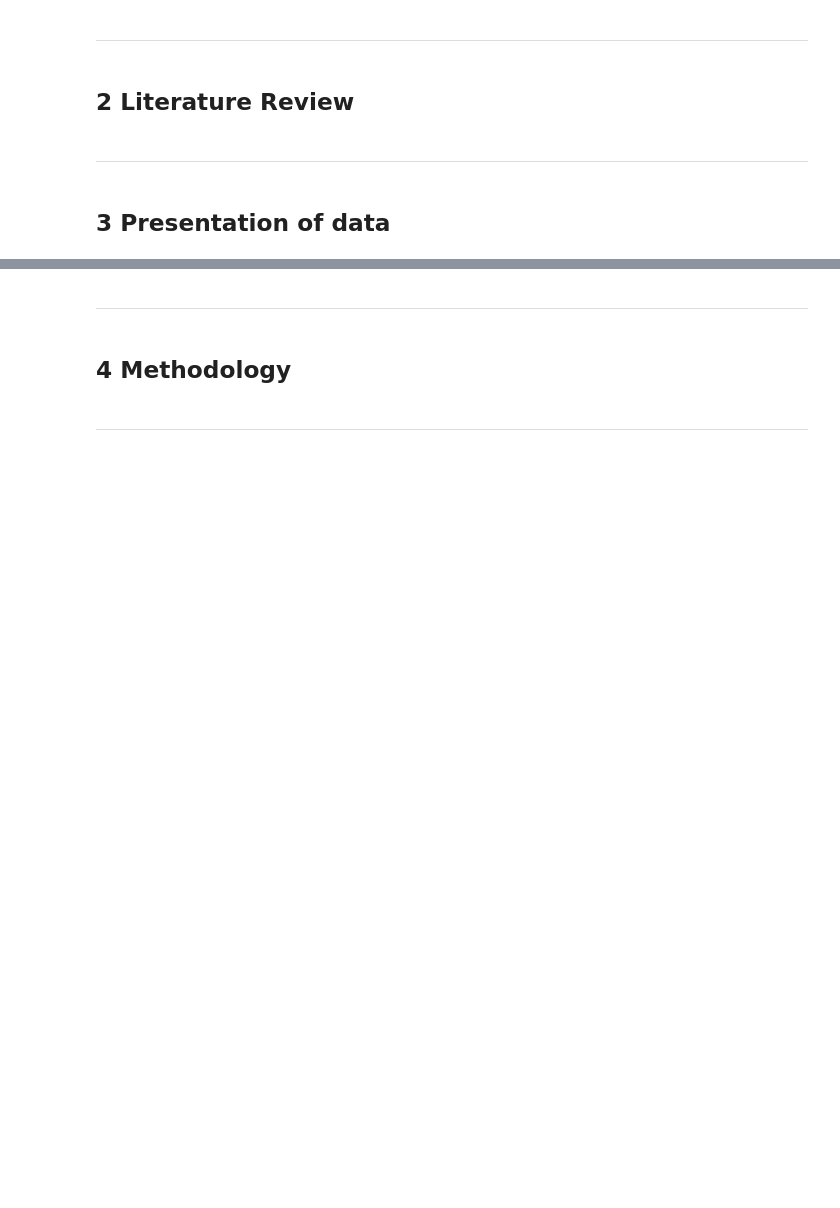
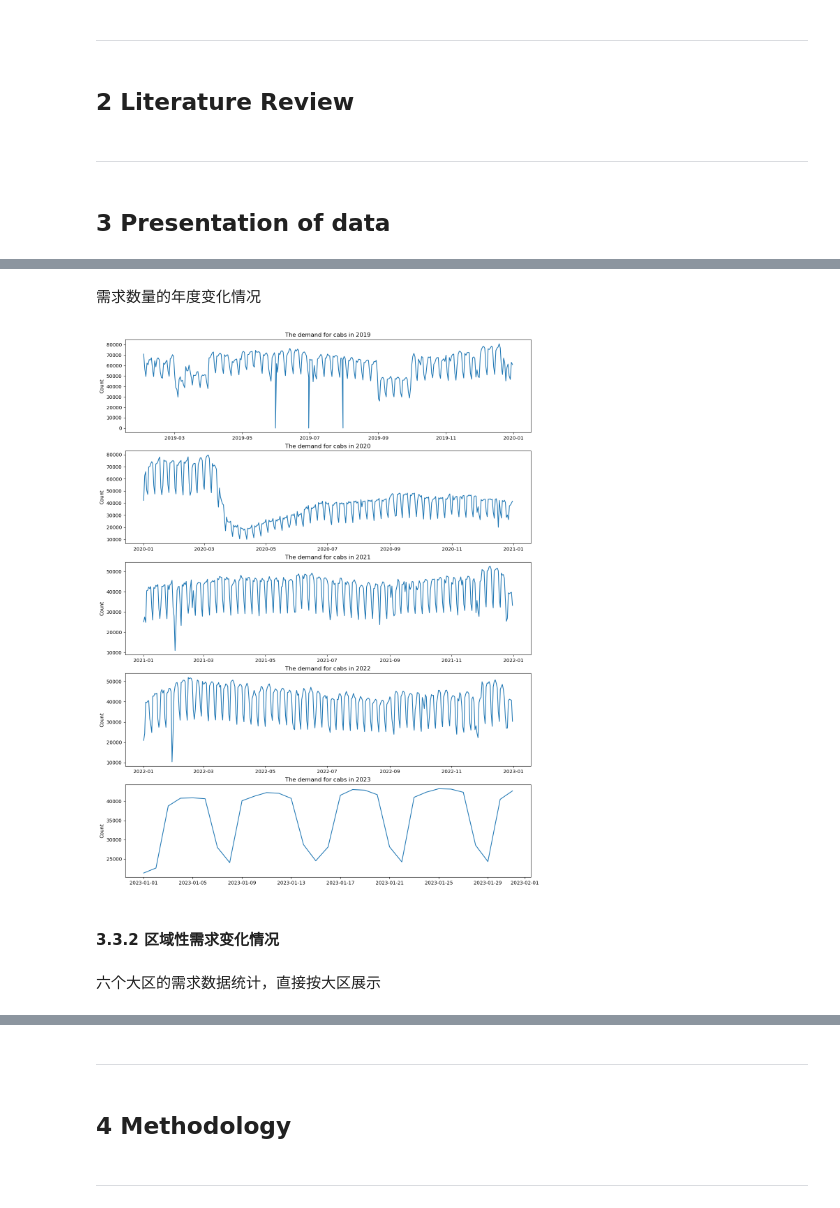
Before and after one commit to X-Fan-Jack/Taxis-prediction-in-NYC, a Jupyter notebook: cw_casa06.ipynb, the cells around one changed output, grey strips where cells are left out. Drawn from its saved outputs; the diff is of its cells as text; code cells hidden in the pictures; blank space fills up the shorter version.

```diff
--- a/cw_casa06.ipynb
+++ b/cw_casa06.ipynb
@@ -102,0 +167,24 @@ plt.show()
+# %% [markdown]
+需求数量的年度变化情况
+# %%
+df = time_list
+df['time'] = pd.to_datetime(df['time'])
+
+# 按年份分组
+df_grouped = df.groupby(df['time'].dt.year)
+
+# plot
+fig, axs = plt.subplots(5, 1, figsize=(15, 20))
+for i, (year, group) in enumerate(df_grouped):
+    axs[i].plot(group['time'], group['count'])
+    axs[i].set_title('The demand for cabs in ' + str(year))
+    # axs[i].set_xlabel('Time')
+    axs[i].set_ylabel('Count')
+
+plt.show()
+# %% [output]
+[figure, added]
+# %% [markdown]
+#### 3.3.2 区域性需求变化情况
+# %% [markdown]
+六个大区的需求数据统计，直接按大区展示
```
Also changed, not shown: parts of 41 cells of this notebook.
